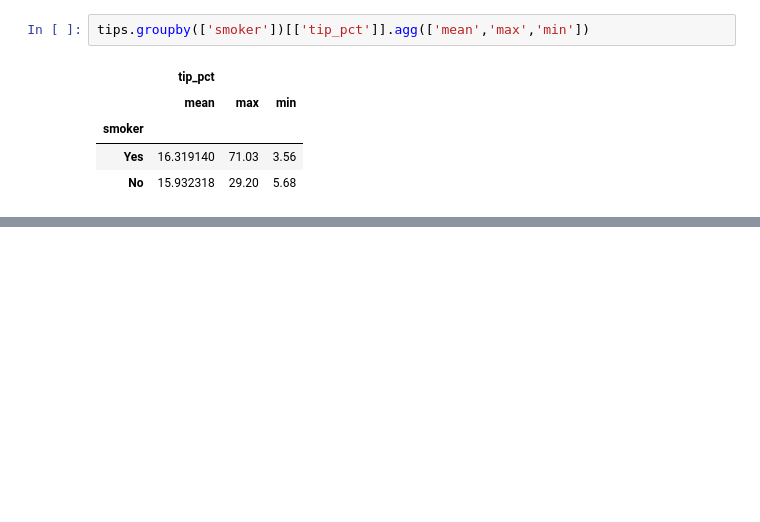
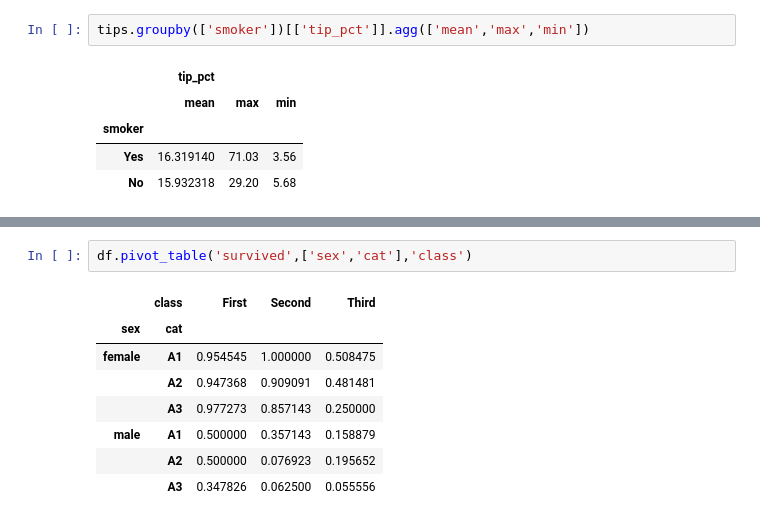
Before and after one commit to Mayhem-XD/DataAnalysis, a Jupyter notebook: 02.Pandas/09.그룹분석.ipynb, the cells around one changed output, grey strips where cells are left out. Saved outputs shown, nothing was run; the diff lists cells and outputs as text; blank space fills up the shorter version.

```diff
--- a/02.Pandas/09.그룹분석.ipynb
+++ b/02.Pandas/09.그룹분석.ipynb
@@ -288,0 +320,11 @@ tips.groupby(['time','size'])[['tip_pct']].agg(['mean'])
+# %%
+df.pivot_table('survived',['sex','cat'],'class')
+# %% [output]
+|  | class | First | Second | Third |
+| sex | cat |  |  |  |
+| female | A1 | 0.954545 | 1.000000 | 0.508475 |
+|  | A2 | 0.947368 | 0.909091 | 0.481481 |
+|  | A3 | 0.977273 | 0.857143 | 0.250000 |
+| male | A1 | 0.500000 | 0.357143 | 0.158879 |
+|  | A2 | 0.500000 | 0.076923 | 0.195652 |
+|  | A3 | 0.347826 | 0.062500 | 0.055556 |
```
Also changed, not shown: parts of 9 cells of this notebook, 4 other files.
